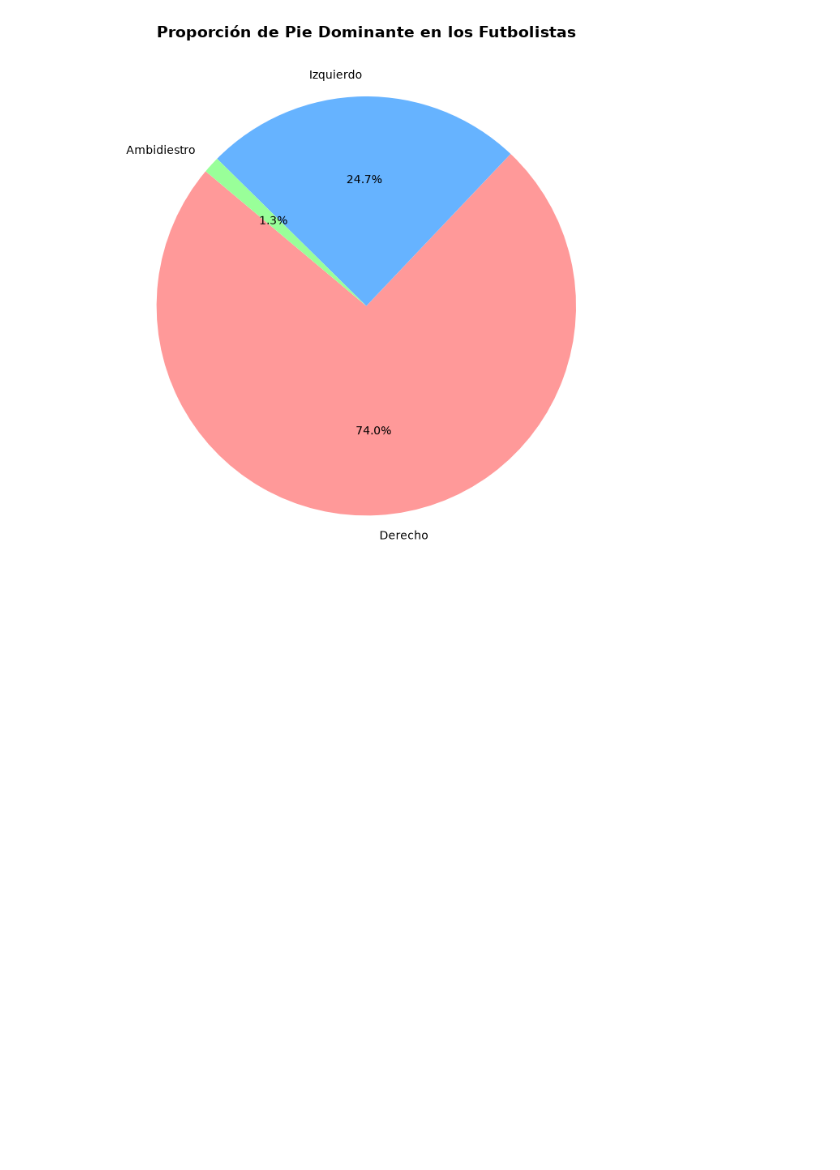
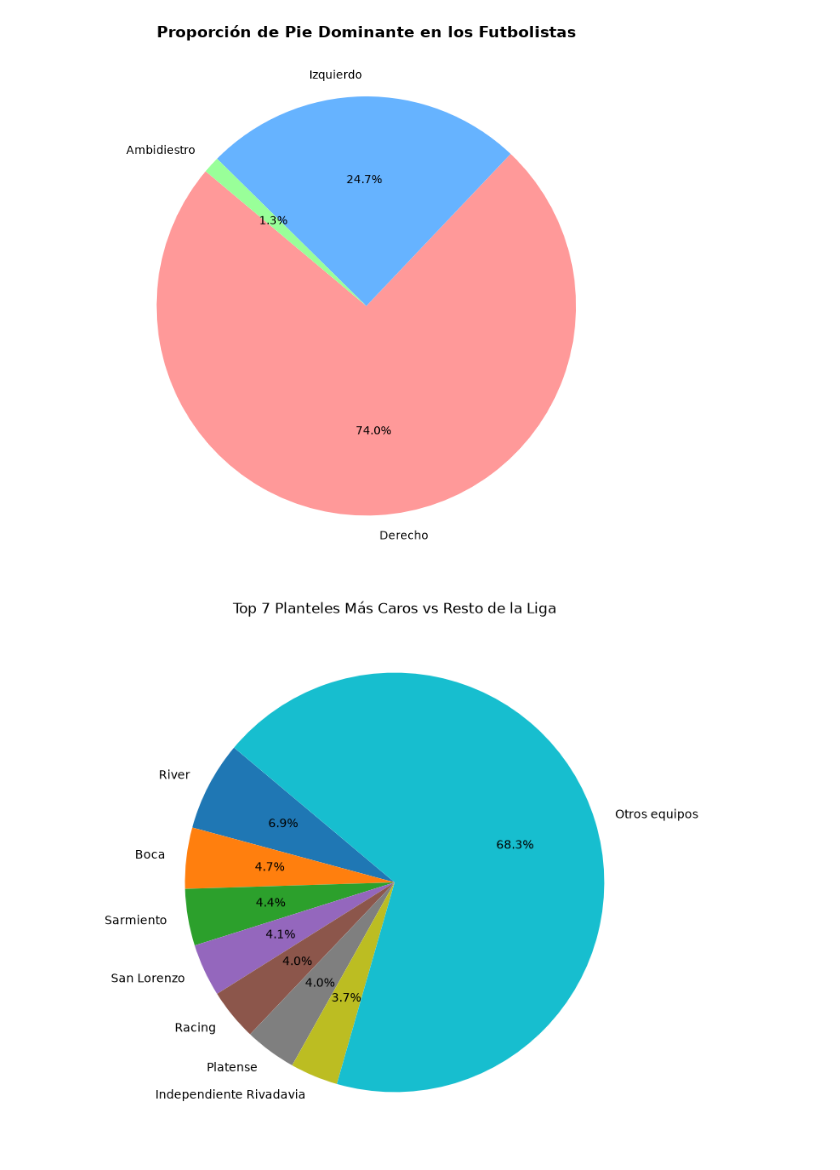
Before and after one commit to NicoHat/Microaplicacion-Programacion-con-IA-Lowcode, a Jupyter notebook: analisis.ipynb, the cells around one changed output. Cells and saved outputs as stored; diff of their text form; code cells hidden in the pictures; blank space fills up the shorter version.

Commit message:
Agrego grafico de torta de planteles mas caros

```diff
--- a/analisis.ipynb
+++ b/analisis.ipynb
@@ -77,3 +77,37 @@ plt.show()
 # %% [output]
 [figure]
 [figure]
+# %%
+import pandas as pd
+import matplotlib.pyplot as plt
+
+# 1. Cargamos los datos
+df = pd.read_json('datos.json')
+
+# 2. Nos aseguramos de que 'valor_mercado' sea numérico (limpiando texto si lo hubiera)
+df['valor_mercado'] = pd.to_numeric(
+    df['valor_mercado'].astype(str).str.replace(r'[^0-9.]', '', regex=True),
+    errors='coerce'
+).fillna(0)
+
+# 3. Agrupamos por equipo y sumamos el valor de mercado
+planteles_caros = df.groupby('equipo')['valor_mercado'].sum().sort_values(ascending=False)
+
+# 4. Tomamos los 7 primeros y agrupamos el resto en "Otros"
+top_7 = planteles_caros.head(7)
+otros = pd.Series({'Otros equipos': planteles_caros.tail(len(planteles_caros) - 7).sum()})
+datos_grafico = pd.concat([top_7, otros])
+
+# 5. Creamos el gráfico de tortas
+plt.figure(figsize=(8, 8))
+datos_grafico.plot(
+    kind='pie',
+    autopct='%1.1f%%',
+    startangle=140,
+    cmap='tab10'
+)
+plt.title('Top 7 Planteles Más Caros vs Resto de la Liga')
+plt.ylabel('') # Oculta la etiqueta del eje Y
+plt.show()
+# %% [output]
+[figure, added]
```
